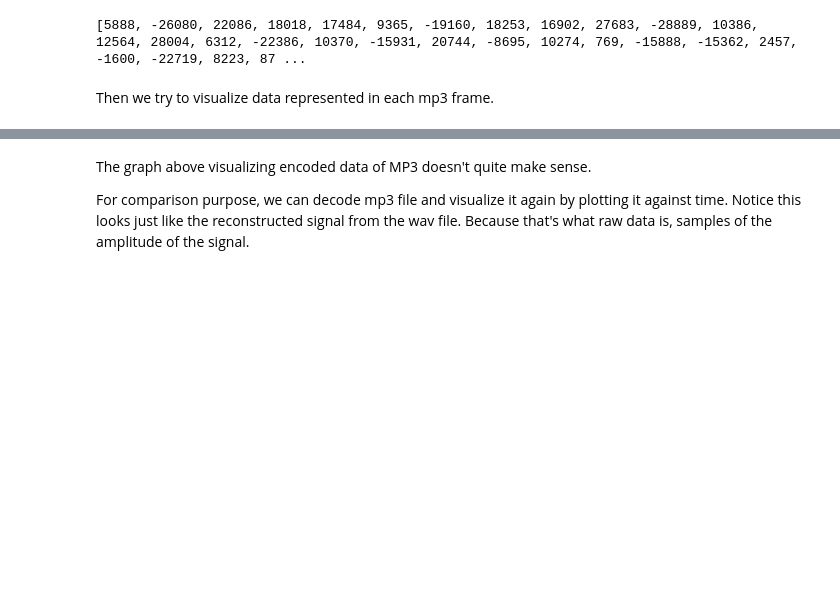
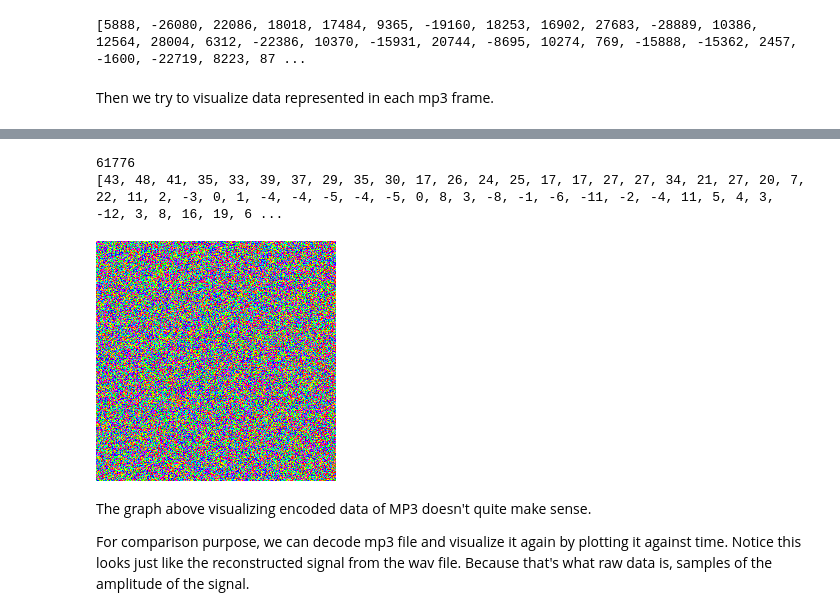
Before and after one commit to The2018/Music_AI, a Jupyter notebook: bytes/WAV_visualization.ipynb, the cells around one changed output, grey strips where cells are left out. Saved outputs shown, nothing was run; the diff lists cells and outputs as text; code cells hidden in the pictures; blank space fills up the shorter version.

```diff
--- a/WAV_visualization.ipynb
+++ b/bytes/WAV_visualization.ipynb
@@ -342,3 +342,31 @@ display(img)
+# %%
+# hsl_ls = [data_to_hsl(x) for x in ls]
+
+# To display full data, we recommend square_w = 685, canvas_w = 685, unit_w = 1
+square_w = 240
+canvas_w, canvas_h = 240, 240
+unit_w = 1
+
+img = Image.new("RGB", (canvas_w, canvas_h))
+print(len(hsl_ls))
+for i in range(square_w):
+    for j in range(square_w):
+        img1 = ImageDraw.Draw(img)
+        coor = [(i*unit_w, j*unit_w), (i*unit_w+unit_w, j*unit_w+unit_w)]
+
+        index = i * square_w + j
+
+        color = "hsl({},{}%,{}%)".format(hsl_ls[index],100,50)
+
+        img1.rectangle(coor, fill = color)
+
+
+print(ls[:100])
+display(img)
+# %% [output]
+61776
+[43, 48, 41, 35, 33, 39, 37, 29, 35, 30, 17, 26, 24, 25, 17, 17, 27, 27, 34, 21, 27, 20, 7, 22, 11, 2, -3, 0, 1, -4, -4, -5, -4, -5, 0, 8, 3, -8, -1, -6, -11, -2, -4, 11, 5, 4, 3, -12, 3, 8, 16, 19, 6 ...
+[figure, added]
 # %% [markdown]
 The graph above visualizing encoded data of MP3 doesn't quite make sense.
 
```
Also changed, not shown: parts of 7 cells of this notebook, 3 other files.
